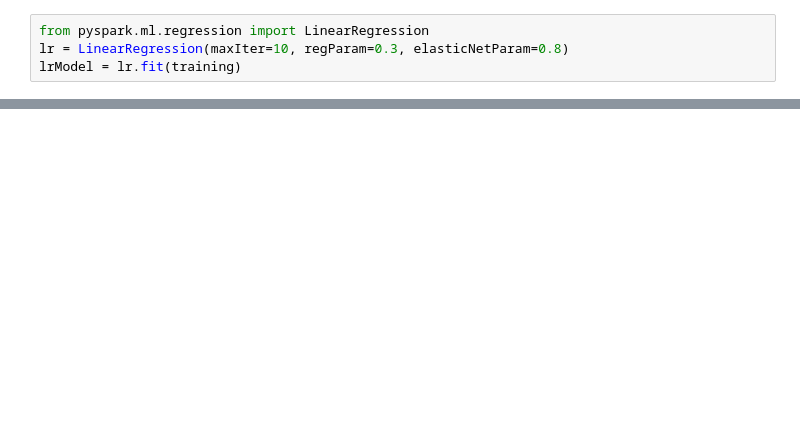
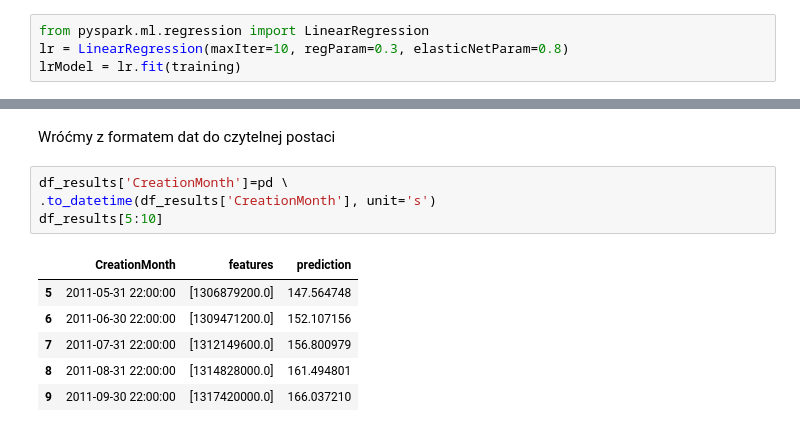
Before and after one commit to rafalpa/python_scripts, a Jupyter notebook: projekt/Projekt_zaliczeniowy.ipynb, the cells around one changed output, grey strips where cells are left out. Saved outputs shown, nothing was run; the diff lists cells and outputs as text; blank space fills up the shorter version.

```diff
--- a/projekt/Projekt_zaliczeniowy.ipynb
+++ b/projekt/Projekt_zaliczeniowy.ipynb
@@ -450,0 +511,13 @@ lrModel = lr.fit(training)
+# %% [markdown]
+Wróćmy z formatem dat do czytelnej postaci
+# %%
+df_results['CreationMonth']=pd \
+.to_datetime(df_results['CreationMonth'], unit='s')
+df_results[5:10]
+# %% [output]
+|  | CreationMonth | features | prediction |
+| 5 | 2011-05-31 22:00:00 | [1306879200.0] | 147.564748 |
+| 6 | 2011-06-30 22:00:00 | [1309471200.0] | 152.107156 |
+| 7 | 2011-07-31 22:00:00 | [1312149600.0] | 156.800979 |
+| 8 | 2011-08-31 22:00:00 | [1314828000.0] | 161.494801 |
+| 9 | 2011-09-30 22:00:00 | [1317420000.0] | 166.037210 |
```
Also changed, not shown: parts of 15 cells of this notebook, 8 other files.
